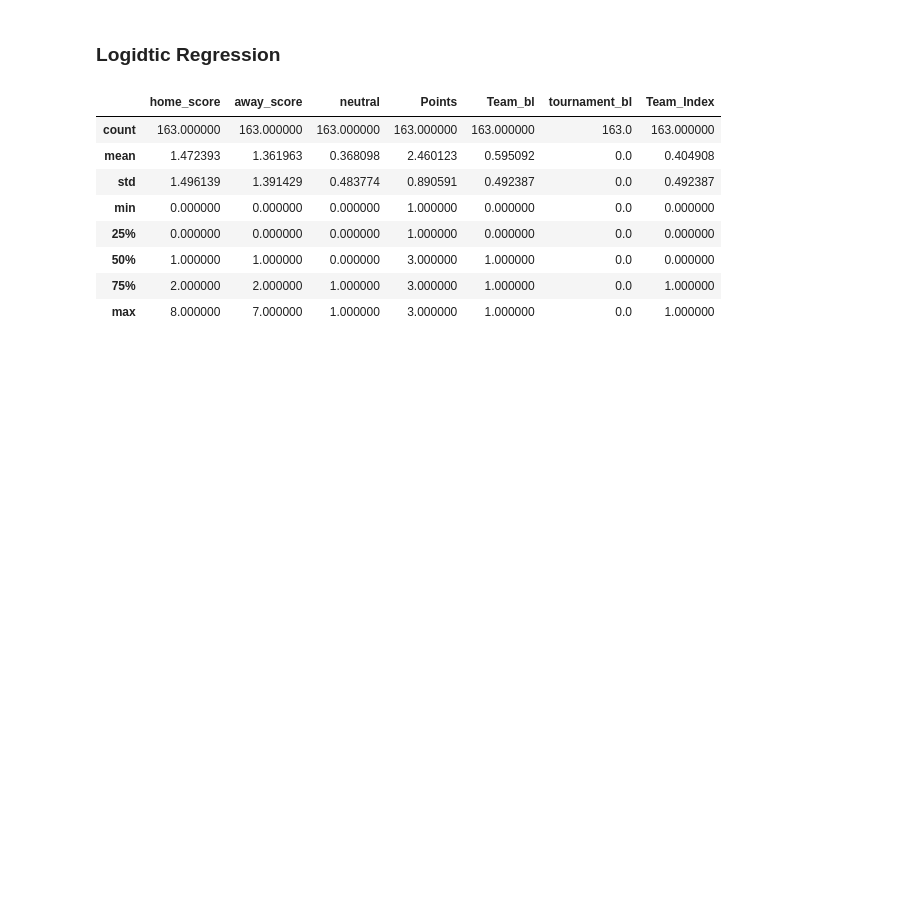
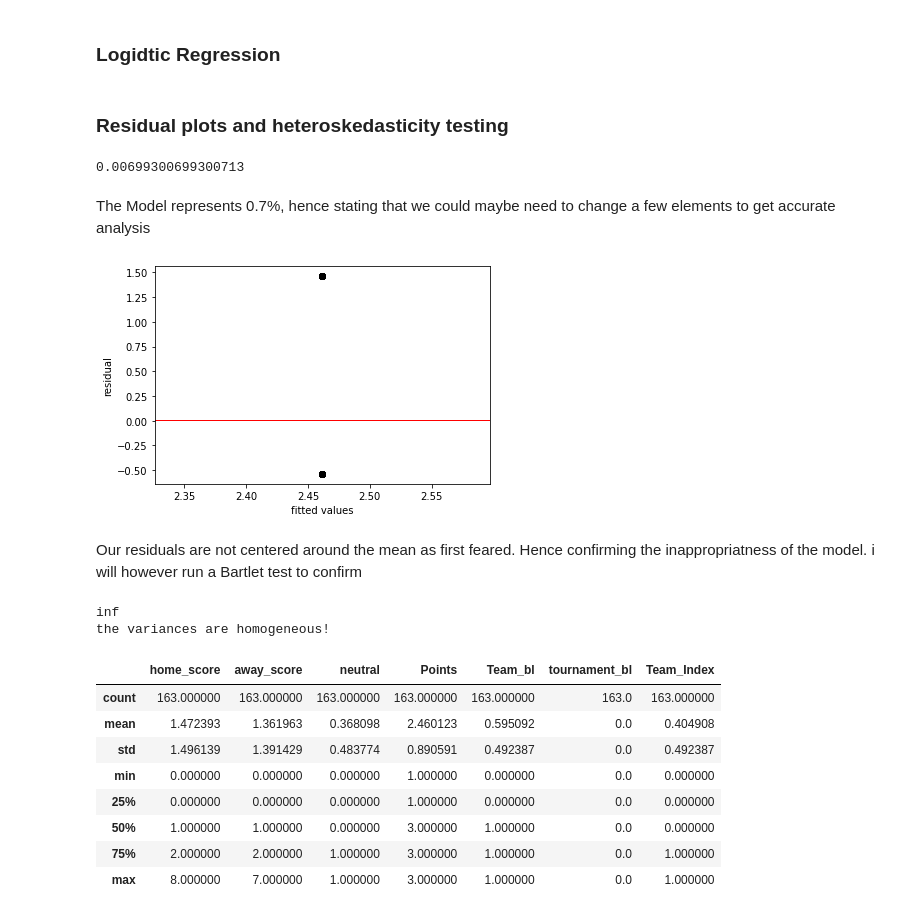
Before and after one commit to ch1b4d4/Week-6-IP-Datasets, a Jupyter notebook: 15_APR_Samson_Chibudu_Nyiro_IP.ipynb, the cells around one changed output. Saved outputs shown, nothing was run; the diff lists cells and outputs as text; code cells hidden in the pictures; blank space fills up the shorter version.

Commit message:
https://github.com/ch1b4d4/Week-6-IP-Datasets.git

```diff
--- a/15_APR_Samson_Chibudu_Nyiro_IP.ipynb
+++ b/15_APR_Samson_Chibudu_Nyiro_IP.ipynb
@@ -892,6 +892,76 @@ memory usage: 17.0+ KB
 ## Model Building
 # %% [markdown]
 ### Logidtic Regression
+# %% [markdown]
+### Residual plots and heteroskedasticity testing
+# %%
+from sklearn import metrics
+from sklearn.model_selection import train_test_split
+from sklearn.linear_model import LinearRegression
+
+
+X = data.iloc[:, 12:13].values
+y = data.iloc[:, 9].values
+
+X_train, X_test, admit_train, admit_test = train_test_split(X, y, test_size=0.2, random_state=0)
+
+regressor = LinearRegression()
+regressor.fit(X_train, admit_train)
+
+# This is our prediction for admission based on our model
+admit_predict = regressor.predict(X_test)
+
+# We now create the residual by substracting the test value from the predicted
+# value for each row in our dataset
+
+residuals = np.subtract(admit_predict, admit_test)
+
+# Let's describe our residual:
+pd.DataFrame(residuals).describe()
+
+residuals.mean()
+# %% [output]
+0.00699300699300713
+# %% [markdown]
+The Model represents 0.7%, hence stating that we could maybe need to change a few elements to get accurate analysis
+# %%
+import matplotlib.pyplot as plt
+
+plt.scatter(admit_predict, residuals, color='black')
+plt.ylabel('residual')
+plt.xlabel('fitted values')
+plt.axhline(y= residuals.mean(), color='red', linewidth=1)
+plt.show()
+# %% [output]
+[figure, added]
+# %% [markdown]
+Our residuals are not centered around the mean as first feared. Hence confirming the inappropriatness of the model. i will however run a Bartlet test to confirm
+# %%
+import scipy as sp
+
+test_result, p_value = sp.stats.bartlett(admit_predict, residuals)
+
+# To interpret the results we must also compute a critical value of the chi squared distribution
+degree_of_freedom = len(admit_predict)-1
+probability = 1 - p_value
+
+critical_value = sp.stats.chi2.ppf(probability, degree_of_freedom)
+print(critical_value)
+
+#
+# If the test_result is greater than the critical value, then we reject our null
+# hypothesis. This would mean that there are patterns to the variance of the data
+
+# Otherwise, we can identify no patterns, and we accept the null hypothesis that
+# the variance is homogeneous across our data
+
+if (test_result > critical_value):
+  print('the variances are unequal, and the model should be reassessed')
+else:
+  print('the variances are homogeneous!')
+# %% [output]
+inf
+the variances are homogeneous!
 # %%
 data.describe()
 # %% [output]
```
Also changed, not shown: parts of 5 cells of this notebook, 1 other file.
